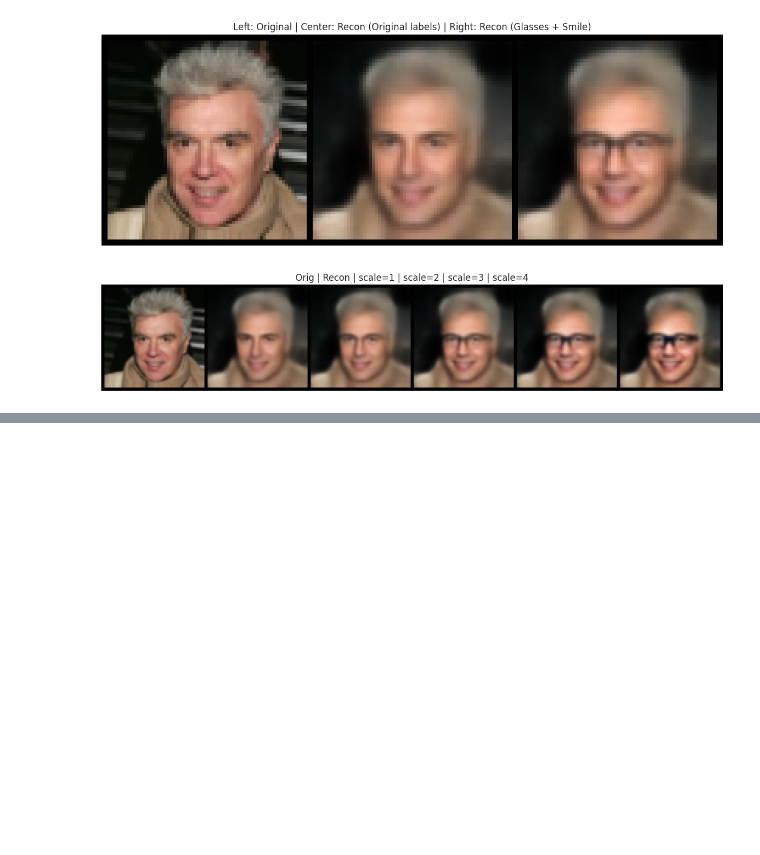
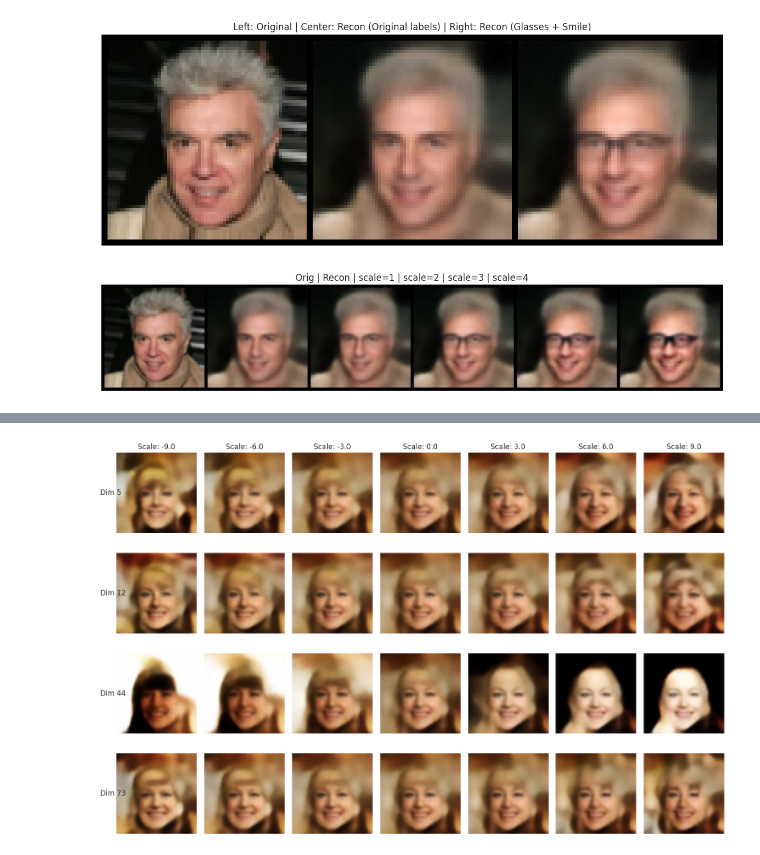
Before and after one commit to martynalacha/Latent-Space-Explorer, a Jupyter notebook: 01_data_analysis.ipynb, the cells around one changed output, grey strips where cells are left out. Saved outputs shown, nothing was run; the diff lists cells and outputs as text; code cells hidden in the pictures; blank space fills up the shorter version.

Commit message:
feat(notebook): add latent traversal section and reorganize structure

```diff
--- a/01_data_analysis.ipynb
+++ b/01_data_analysis.ipynb
@@ -329,0 +330,46 @@ plt.show()
+# %%
+import torch
+import matplotlib.pyplot as plt
+
+# Define the dimensions to traverse and the scale values
+dims_to_traverse = [5, 12, 44, 73]
+scales = torch.linspace(-9.0, 9.0, steps=7)
+
+# Generate base latent vector and select base condition vector
+base_z = torch.randn(1, 128).to(device)
+base_c = labels[0].unsqueeze(0).to(device)
+
+# Initialize plot
+fig, axes = plt.subplots(len(dims_to_traverse), len(scales), figsize=(15, 2.5 * len(dims_to_traverse)))
+
+model.eval()
+with torch.no_grad():
+    for row_idx, dim_idx in enumerate(dims_to_traverse):
+        for col_idx, scale_val in enumerate(scales):
+
+            z_mod = base_z.clone()
+            z_mod[0, dim_idx] = scale_val
+
+            gen_img = model.decode(z_mod, base_c)
+
+            # Format image for matplotlib (C, H, W) -> (H, W, C)
+            img_np = gen_img.squeeze(0).cpu().permute(1, 2, 0).numpy()
+
+            # Handle axes indexing depending on the number of dimensions
+            ax = axes[row_idx, col_idx] if len(dims_to_traverse) > 1 else axes[col_idx]
+
+            ax.imshow(img_np)
+            ax.axis('off')
+
+            # Add column titles for the first row
+            if row_idx == 0:
+                ax.set_title(f"Scale: {scale_val:.1f}")
+
+            # Add row labels for the first column
+            if col_idx == 0:
+                ax.text(-0.2, 0.5, f"Dim {dim_idx}", transform=ax.transAxes, fontsize=12, va='center')
+
+plt.tight_layout()
+plt.show()
+# %% [output]
+[figure, added]
```
Also changed, not shown: parts of 5 cells of this notebook.
